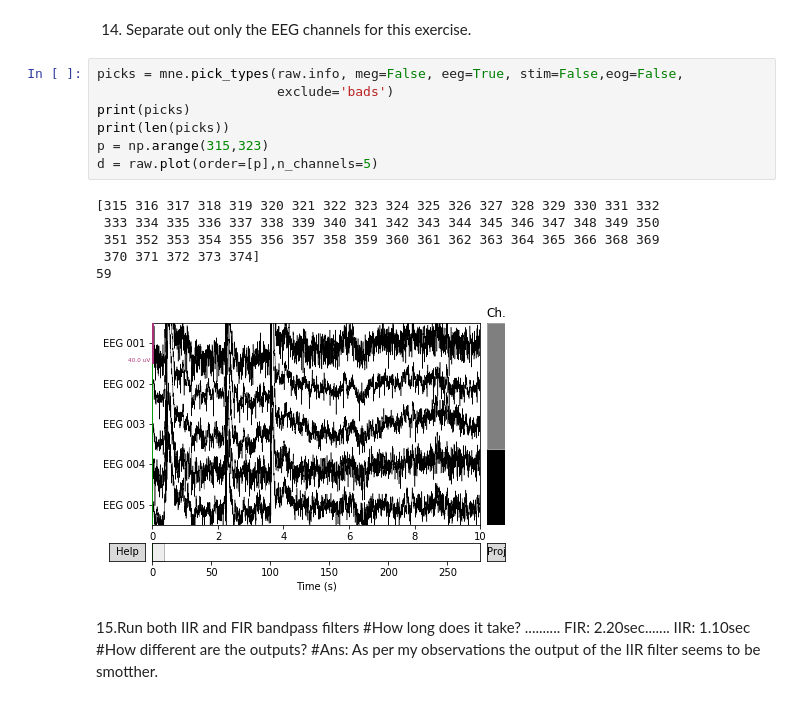
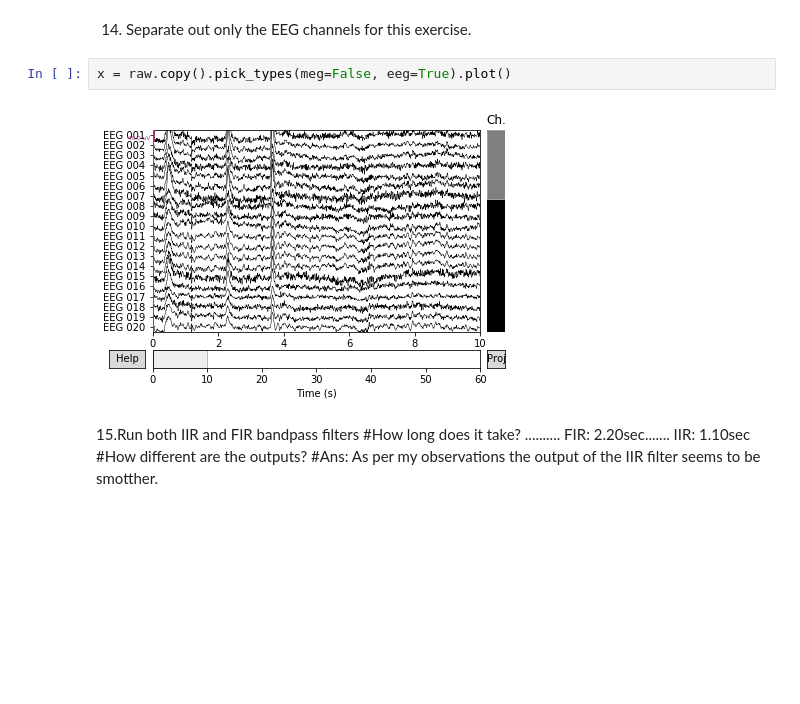
Before and after one commit to pragyat1295/Machine-Learning-and-Data-Science, a Jupyter notebook: bm19mtech11002_bm5150_2020_assignment3.ipynb, the cells around one changed output. Cells and saved outputs as stored; diff of their text form; blank space fills up the shorter version.

```diff
--- a/bm19mtech11002_bm5150_2020_assignment3.ipynb
+++ b/bm19mtech11002_bm5150_2020_assignment3.ipynb
@@ -169,20 +164,10 @@ x = mne.viz.plot_raw(raw, events=None, duration=20,n_channels=8, bgcolor='w', ba
 # Filtering Data
 # %% [markdown]
 14. Separate out only the EEG channels for this exercise.
-# %%
-picks = mne.pick_types(raw.info, meg=False, eeg=True, stim=False,eog=False,
-                       exclude='bads')
-print(picks)
-print(len(picks))
-p = np.arange(315,323)
-d = raw.plot(order=[p],n_channels=5)
-# %% [output]
-[315 316 317 318 319 320 321 322 323 324 325 326 327 328 329 330 331 332
- 333 334 335 336 337 338 339 340 341 342 343 344 345 346 347 348 349 350
- 351 352 353 354 355 356 357 358 359 360 361 362 363 364 365 366 368 369
- 370 371 372 373 374]
-59
-[figure, removed]
+# %%
+x = raw.copy().pick_types(meg=False, eeg=True).plot()
+# %% [output]
+[figure, added]
 # %% [markdown]
 15.Run both IIR and FIR bandpass filters
 #How long does it take? .......... FIR: 2.20sec.......
```
Also changed, not shown: parts of 12 cells of this notebook.
